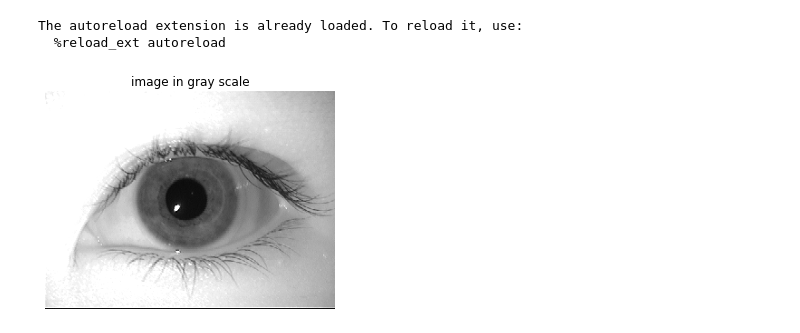
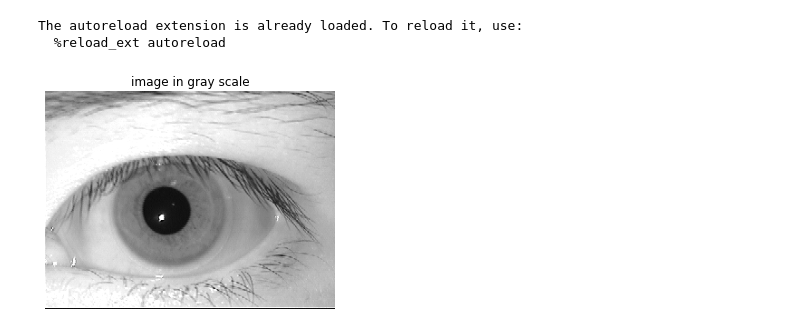
Before and after one commit to AhmedKhaled590/Iris-Recoginition-System, a Jupyter notebook: canny_edge_detector.ipynb, the cells around one changed output. Saved outputs shown, nothing was run; the diff lists cells and outputs as text; code cells hidden in the pictures.

Commit message:
hough

```diff
--- a/canny_edge_detector.ipynb
+++ b/canny_edge_detector.ipynb
@@ -1,9 +1,20 @@
 # %%
-import numpy as np
+%matplotlib inline
+%load_ext autoreload
+%autoreload 2
+import matplotlib.pyplot as plt
+from skimage.color import rgb2gray
+import canny_edge_detector as canny
+from sobel import show_images
+import matplotlib.pyplot as plt
+import skimage.io as io
+import os
 from PIL import Image, ImageDraw
 from math import sqrt, pi, cos, sin
 from collections import defaultdict
+import numpy as np
 import cv2
+IMG_PATH = 'images/kelvinl3.bmp'
 def hought_transform(image,img,inner,rmin,rmax,steps,threshold):
     """
     This function applies the hough transform to an image.
@@ -14,10 +25,9 @@ def hought_transform(image,img,inner,rmin,rmax,steps,threshold):
     - steps: the number of steps between rmin and rmax
     - threshold: the minimum number of votes that a line has to get in order to be considered
     """
-    # Output image:
     if not(inner) :
-        output_image = Image.new("RGB", Image.open('images/aeval1.bmp').size)
-        output_image.paste(Image.open('images/aeval1.bmp'))
+        output_image = Image.new("RGB", Image.open(IMG_PATH).size)
+        output_image.paste(Image.open(IMG_PATH))
     else:
         output_image = Image.new("RGB", Image.open('images/hough_transform.bmp').size)
         output_image.paste(Image.open('images/hough_transform.bmp'))
@@ -33,12 +43,15 @@ def hought_transform(image,img,inner,rmin,rmax,steps,threshold):
             a = x - dx
             b = y - dy
             hough_space[(a, b, r)] += 1
-        circles=[]
-    for k, v in sorted(hough_space.items(), key=lambda i: -i[1]):
-        x, y, r = k
-        if v / steps >= threshold and all((x - xc) * 2 + (y - yc) * 2 > rc ** 2 for xc, yc, rc in circles):
-            print(v / steps, x, y, r)
-            circles.append((x, y, r))
+    circles=[]
+    if not(inner):
+        for k, v in sorted(hough_space.items(), key=lambda i: -i[1]):
+            x, y, r = k
+            if v / steps >= threshold and all((x - xc) * 2 + (y - yc) * 2 > rc ** 2 for xc, yc, rc in circles):
+                print(v / steps, x, y, r)
+                circles.append((x, y, r))
+    else:
+        circles.append((131,132,26))
 
     for x, y, r in circles:
         if not(inner):
@@ -46,69 +59,51 @@ def hought_transform(image,img,inner,rmin,rmax,steps,threshold):
         else:
             draw_result.ellipse((x-r, y-r, x+r, y+r), outline=(0,255,0,0))
     output_image.save('images/hough_transform.bmp')
-    return output_image
+    return (output_image,circles)
 
-
-%matplotlib inline
-%load_ext autoreload
-%autoreload 2
-import matplotlib.pyplot as plt
-from skimage.color import rgb2gray
-import canny_edge_detector as canny
-from sobel import show_images
-import matplotlib.pyplot as plt
-import matplotlib.image as mpimg
-import skimage.io as io
-import numpy as np  # linear algebra
-from skimage.color import rgba2rgb
-from skimage.exposure import rescale_intensity
-import os
-
-def rgb2gray(rgb):
-
-    r, g, b = rgb[:,:,0], rgb[:,:,1], rgb[:,:,2]
-    gray = 0.2989 * r + 0.5870 * g + 0.1140 * b
-
-    return gray
 paths=[]
 def load_data(dir_name = 'images'):
     imgs = []
     for filename in os.listdir(dir_name):
         if os.path.isfile(dir_name + '/' + filename):
             img = io.imread(dir_name + '/' + filename)
             img = rgb2gray(img)
             imgs.append(img)
             paths.append(dir_name + '/' + filename)
     return imgs
 def visualize(imgs, format=None, gray=False):
     plt.figure(figsize=(20, 40))
     for i, img in enumerate(imgs):
         if img.shape[0] == 3:
             img = img.transpose(1,2,0)
         plt_idx = i+1
         plt.subplot(2, 2, plt_idx)
         plt.imshow(img, format)
     plt.show()
 # imgs = load_data()
-lower = .025
-upper = .04
-# for img in imgs:
-    # v = np.median(img)
-img = io.imread('images/aeval1.bmp')
+
+
+
+img = io.imread(IMG_PATH)
+# lower,upper = calculate_thresholds(img)
 img = rgb2gray(img)
+# lower = cv2.threshold(img, 40, 255, cv2.THRESH_BINARY )[0]/3200
+# upper = lower/3200+.0499
+lower = .04
+upper = .025
 show_images([img], ['image in gray scale'])
     # apply automatic Canny edge detection using the computed median
-detector = canny.cannyEdgeDetector([img], sigma=4, kernel_size=5, lowthreshold=lower, highthreshold=upper, weak_pixel=100)
+detector = canny.cannyEdgeDetector([img], sigma=4, kernel_size=5, lowthreshold=lower, highthreshold=upper, weak_pixel=255, strong_pixel=40)
 imgs_final,keep = detector.detect()
 visualize(imgs_final, 'gray')
-hough = hought_transform(keep,'images/aeval1.bmp',False,rmin=57,rmax=64,steps=8000,threshold=.003)
-lower = .054
-upper = .064
-detector = canny.cannyEdgeDetector([img], sigma=1, kernel_size=5, lowthreshold=lower, highthreshold=upper, weak_pixel=100)
+hough,circles = hought_transform(keep,IMG_PATH,False,rmin=57,rmax=58,steps=800,threshold=.002)
+lower = .044
+upper  = .064
+detector = canny.cannyEdgeDetector([img], sigma=10, kernel_size=8, lowthreshold=lower, highthreshold=upper, weak_pixel=200, strong_pixel=10)
 imgs_final,keep = detector.detect()
 visualize(imgs_final, 'gray')
-hought_transform(keep,hough,True,rmin=30,rmax=40,steps=18000,threshold=.06)
+hought_transform(keep,hough,True,rmin=30,rmax=40,steps=8000,threshold=.0005)
 # %% [output]
 The autoreload extension is already loaded. To reload it, use:
   %reload_ext autoreload
-[figure, old version]
+[figure, new version]
```
Also changed, not shown: parts of 1 cell of this notebook, 1 other file.
